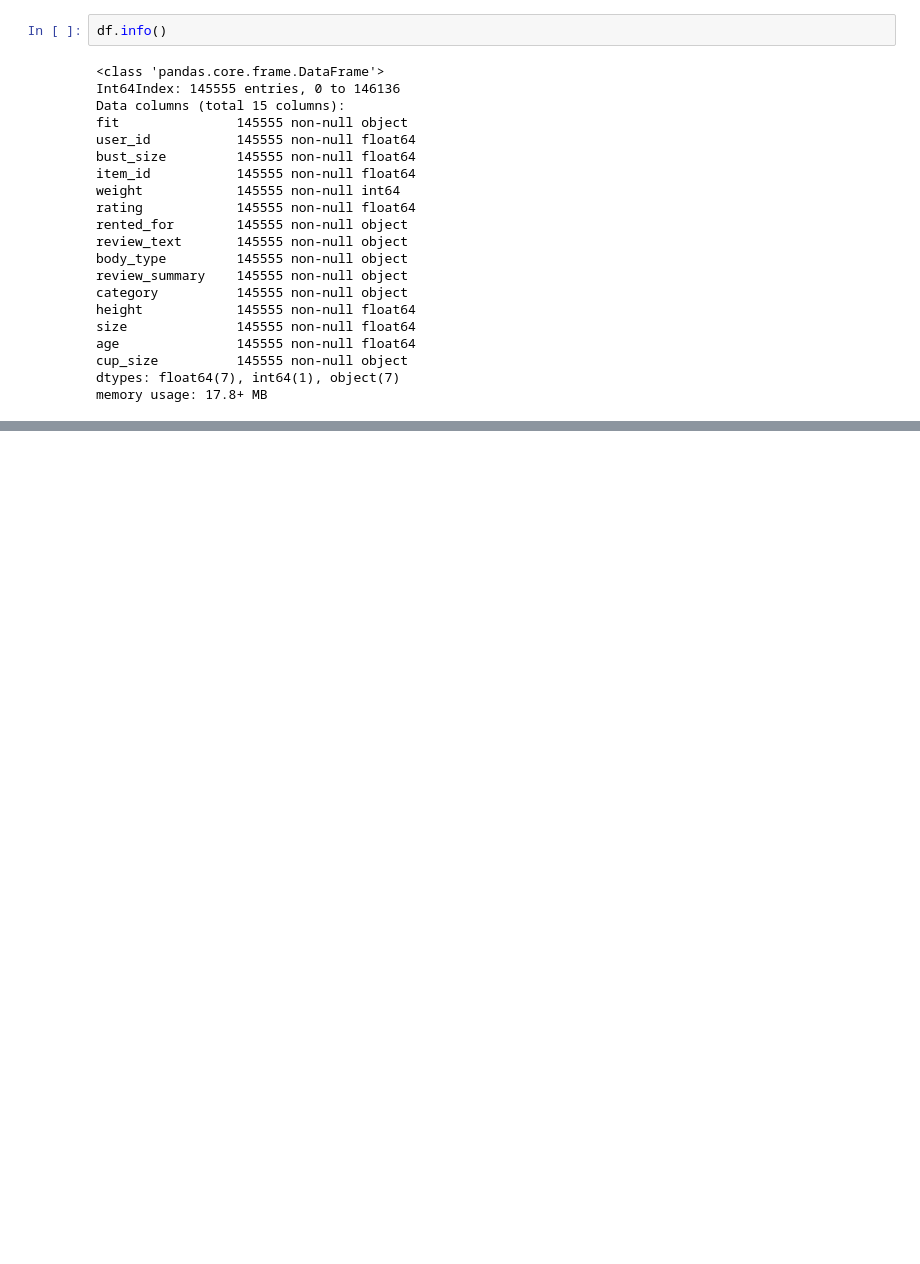
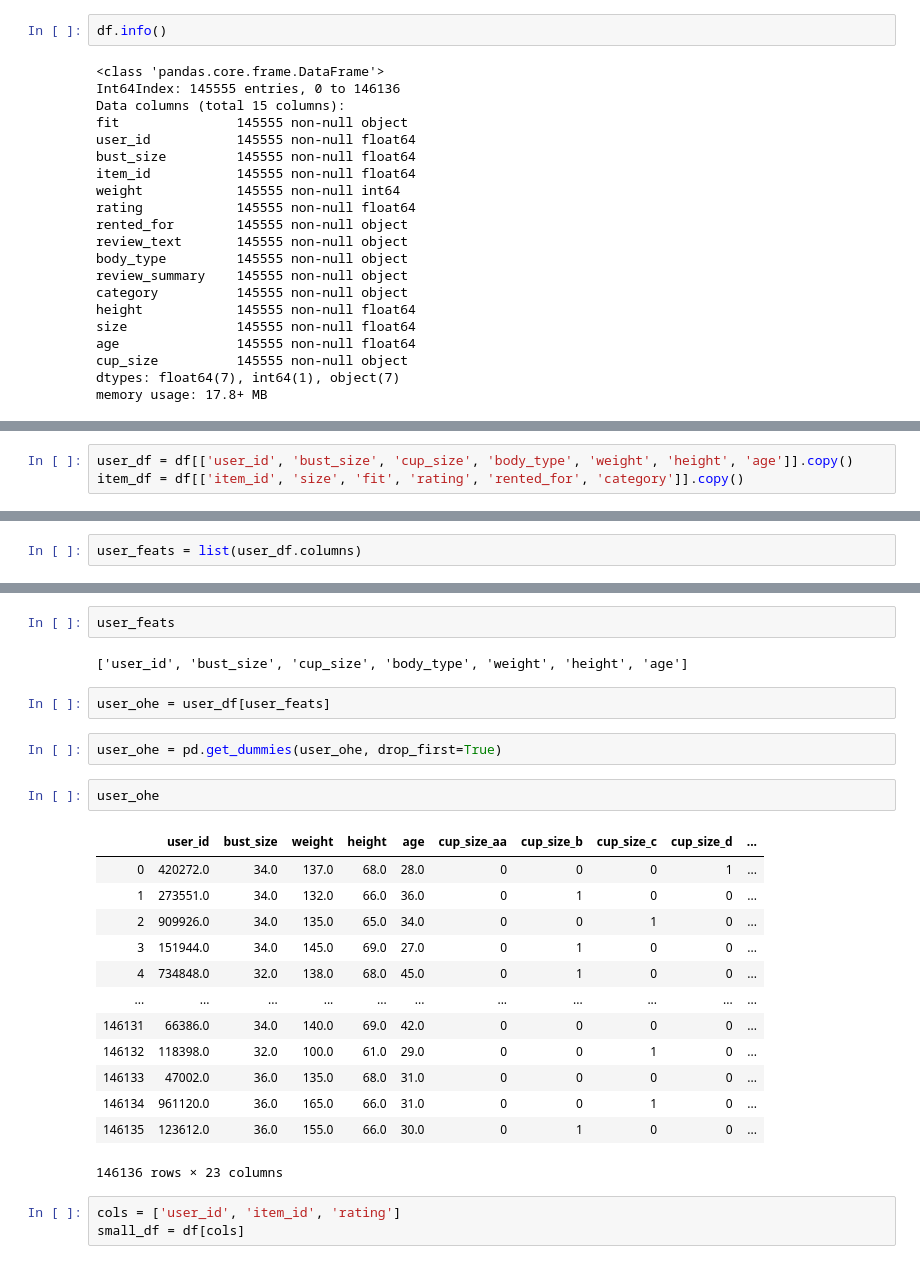
Before and after one commit to FatmaBenYedder/Recommend_The_Runway, a Jupyter notebook: New_Cleaning.ipynb, the cells around one changed output, grey strips where cells are left out. Cells and saved outputs as stored; diff of their text form; blank space fills up the shorter version.

```diff
--- a/New_Cleaning.ipynb
+++ b/New_Cleaning.ipynb
@@ -259,0 +312,3 @@ memory usage: 17.8+ MB
+# %%
+user_df = df[['user_id', 'bust_size', 'cup_size', 'body_type', 'weight', 'height', 'age']].copy()
+item_df = df[['item_id', 'size', 'fit', 'rating', 'rented_for', 'category']].copy()
@@ -259,0 +331,2 @@ memory usage: 17.8+ MB
+# %%
+user_feats = list(user_df.columns)
@@ -259,0 +348,27 @@ memory usage: 17.8+ MB
+# %%
+user_feats
+# %% [output]
+['user_id', 'bust_size', 'cup_size', 'body_type', 'weight', 'height', 'age']
+# %%
+user_ohe = user_df[user_feats]
+# %%
+user_ohe = pd.get_dummies(user_ohe, drop_first=True)
+# %%
+user_ohe
+# %% [output]
+|  | user_id | bust_size | weight | height | age | cup_size_aa | cup_size_b | cup_size_c | cup_size_d | ... |
+| 0 | 420272.0 | 34.0 | 137.0 | 68.0 | 28.0 | 0 | 0 | 0 | 1 | ... |
+| 1 | 273551.0 | 34.0 | 132.0 | 66.0 | 36.0 | 0 | 1 | 0 | 0 | ... |
+| 2 | 909926.0 | 34.0 | 135.0 | 65.0 | 34.0 | 0 | 0 | 1 | 0 | ... |
+| 3 | 151944.0 | 34.0 | 145.0 | 69.0 | 27.0 | 0 | 1 | 0 | 0 | ... |
+| 4 | 734848.0 | 32.0 | 138.0 | 68.0 | 45.0 | 0 | 1 | 0 | 0 | ... |
+| ... | ... | ... | ... | ... | ... | ... | ... | ... | ... | ... |
+| 146131 | 66386.0 | 34.0 | 140.0 | 69.0 | 42.0 | 0 | 0 | 0 | 0 | ... |
+| 146132 | 118398.0 | 32.0 | 100.0 | 61.0 | 29.0 | 0 | 0 | 1 | 0 | ... |
+| 146133 | 47002.0 | 36.0 | 135.0 | 68.0 | 31.0 | 0 | 0 | 0 | 0 | ... |
+| 146134 | 961120.0 | 36.0 | 165.0 | 66.0 | 31.0 | 0 | 0 | 1 | 0 | ... |
+| 146135 | 123612.0 | 36.0 | 155.0 | 66.0 | 30.0 | 0 | 1 | 0 | 0 | ... |
+146136 rows × 23 columns
+# %%
+cols = ['user_id', 'item_id', 'rating']
+small_df = df[cols]
```
Also changed, not shown: parts of 34 cells of this notebook, 2 other files.
